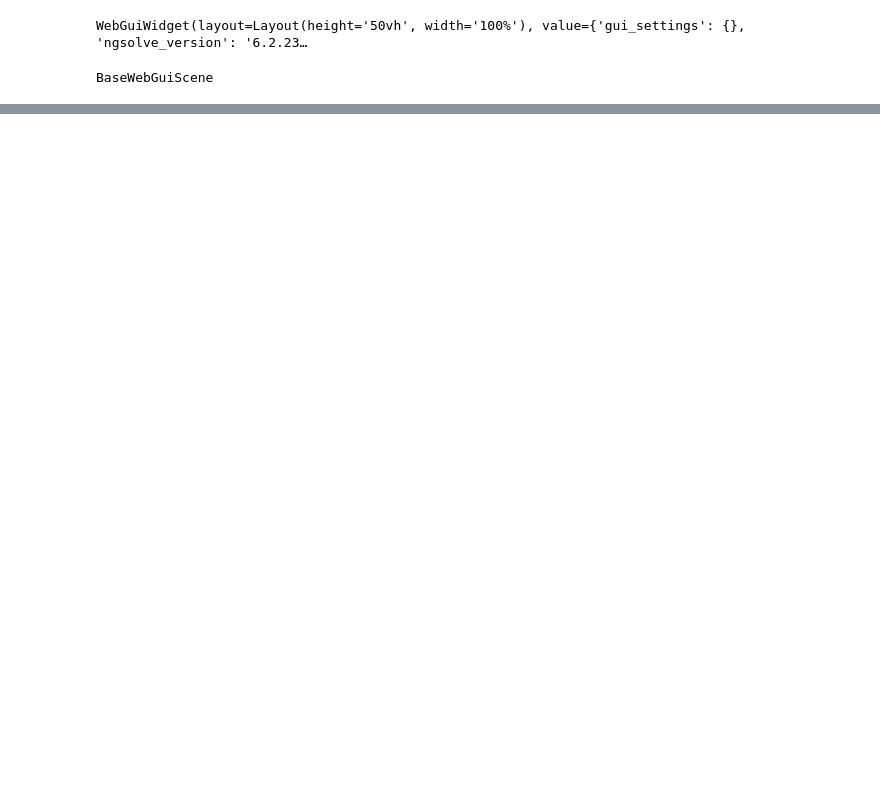
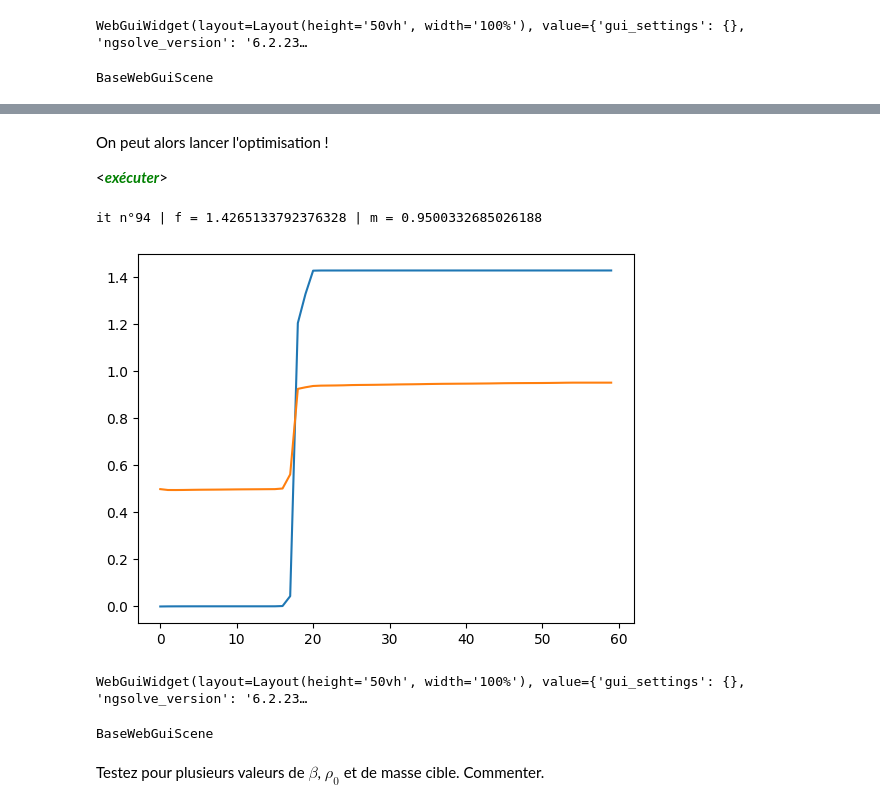
Before and after one commit to tcherrie/tutoriel_optimisation_topologique_GDR_SEEDS, a Jupyter notebook: 3-Optimisation topologique d'un transformateur.ipynb, the cells around one changed output, grey strips where cells are left out. Saved outputs shown, nothing was run; the diff lists cells and outputs as text; code cells hidden in the pictures; blank space fills up the shorter version.

```diff
--- a/3-Optimisation topologique d'un transformateur.ipynb
+++ b/3-Optimisation topologique d'un transformateur.ipynb
@@ -502,0 +580,4 @@ BaseWebGuiScene
+# %% [markdown]
+On peut alors lancer l'optimisation !
+
+<***<font color='green'>exécuter</font>***>
@@ -502,0 +600,51 @@ BaseWebGuiScene
+# %%
+## Boucle d'optimisation (masse pénalisation)
+
+objectiveHistory = [fObjectif2(solveDirectState(rho2nu(rho)))-beta* (mass(rho) - mass_target)**2]
+massHistory = [mass(rho)]
+rhoHistory = [copy(rho)]
+
+for n in range(nmax):
+
+    directState = solveDirectState(rho2nu(rho))
+    adjointState = solveAdjointState2(rho2nu(rho))
+
+    gradient = gradRho(directState,adjointState,dnuDrho(rho)) - 2* beta * dmassdrho(rho) * (mass(rho) - mass_target)
+
+    rho_test = GridFunction(spaceRho)
+    rho_test.Set(rho + alpha * gradient)
+    rho_test.vec[:].FV().NumPy()[rho_test.vec[:].FV().NumPy()<0] = 0
+    rho_test.vec[:].FV().NumPy()[rho_test.vec[:].FV().NumPy()>1] = 1
+    rho_test.vec[:].FV().NumPy()[Omega0.vec[:].FV().NumPy()==0] = 0
+
+    a_test = solveDirectState(rho2nu(rho_test))
+
+    objectiveHistory.append(fObjectif2(a_test)-beta* (mass(rho) - mass_target)**2)
+    massHistory.append(mass(rho_test))
+    clear_output(wait = True)
+    print(f'it n°{n} | f = {objectiveHistory[-1]} | m = {massHistory[-1]}')
+
+    if objectiveHistory[-1] <= objectiveHistory[-2]:
+        alpha = alpha/2
+        objectiveHistory.pop();
+        massHistory.pop();
+    elif objectiveHistory[-1] > objectiveHistory[-2]:
+        alpha = alpha*1.2
+        rho = rho_test
+        rhoHistory.append(copy(rho))
+
+    if alpha < 1e-4:
+        break
+# %% [output]
+it n°94 | f = 1.4265133792376328 | m = 0.9500332685026188
+# %%
+plt.plot(objectiveHistory)
+plt.plot(massHistory)
+plt.show()
+Draw(rho)
+# %% [output]
+[figure, added]
+WebGuiWidget(layout=Layout(height='50vh', width='100%'), value={'gui_settings': {}, 'ngsolve_version': '6.2.23…
+BaseWebGuiScene
+# %% [markdown]
+Testez pour plusieurs valeurs de $\beta$, $\rho_0$ et de masse cible. Commenter.
```
Also changed, not shown: parts of 12 cells of this notebook.
